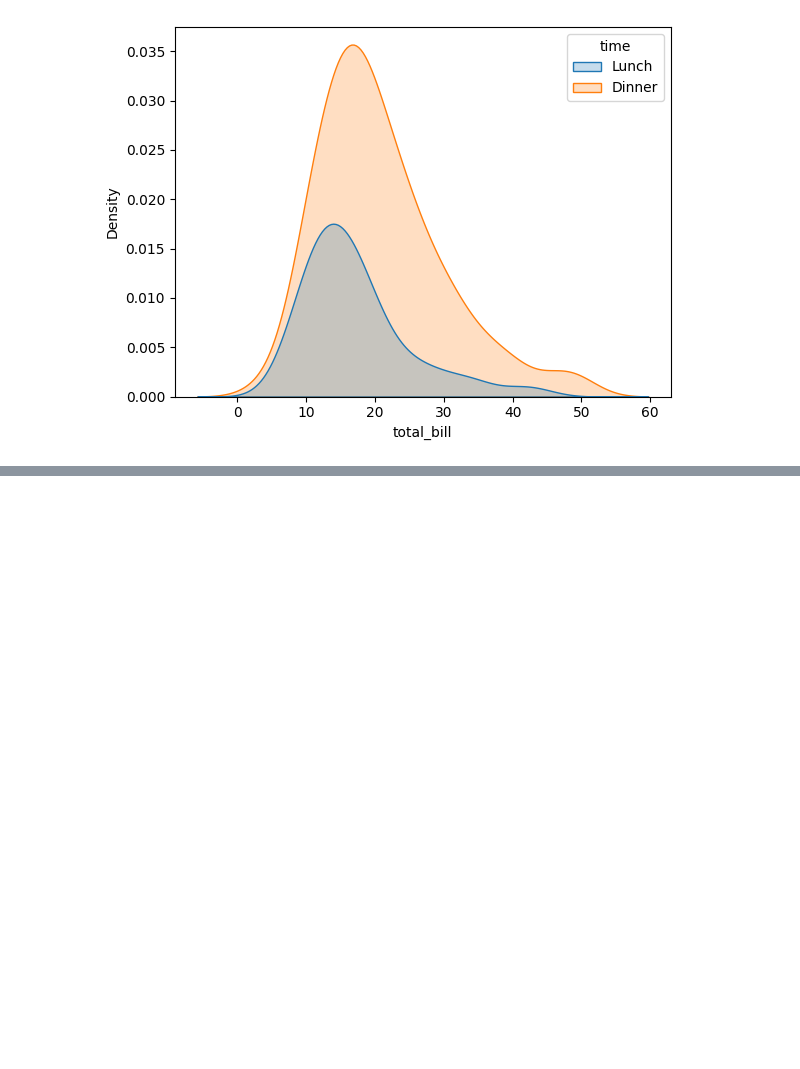
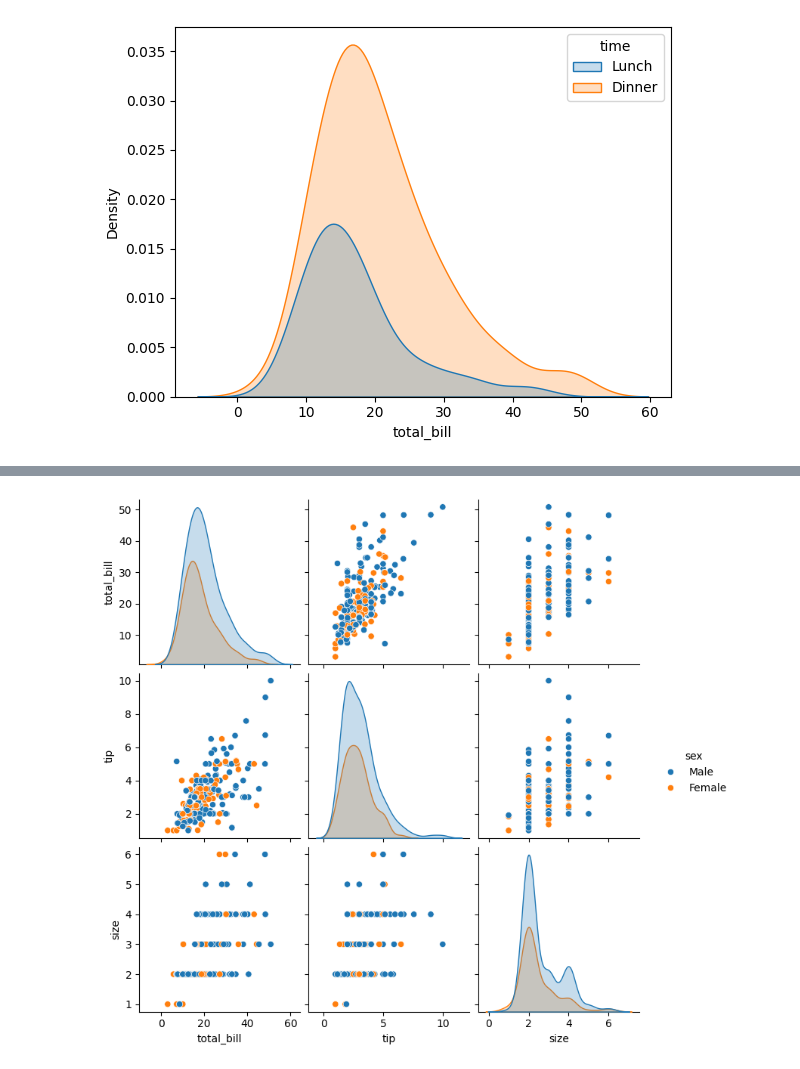
Before and after one commit to ARYANPATEL-BIT/learn-Pandas, a Jupyter notebook: seaborn.ipynb, the cells around one changed output, grey strips where cells are left out. Drawn from its saved outputs; the diff is of its cells as text; code cells hidden in the pictures; blank space fills up the shorter version.

```diff
--- a/seaborn.ipynb
+++ b/seaborn.ipynb
@@ -94,0 +128,8 @@ plt.show()
+# %%
+tips = sns.load_dataset('tips')
+
+sns.pairplot(tips, vars=['total_bill','tip','size'], hue='sex', diag_kind='kde')
+
+plt.show()
+# %% [output]
+[figure, added]
```
Also changed, not shown: parts of 3 cells of this notebook, 1 other file.
